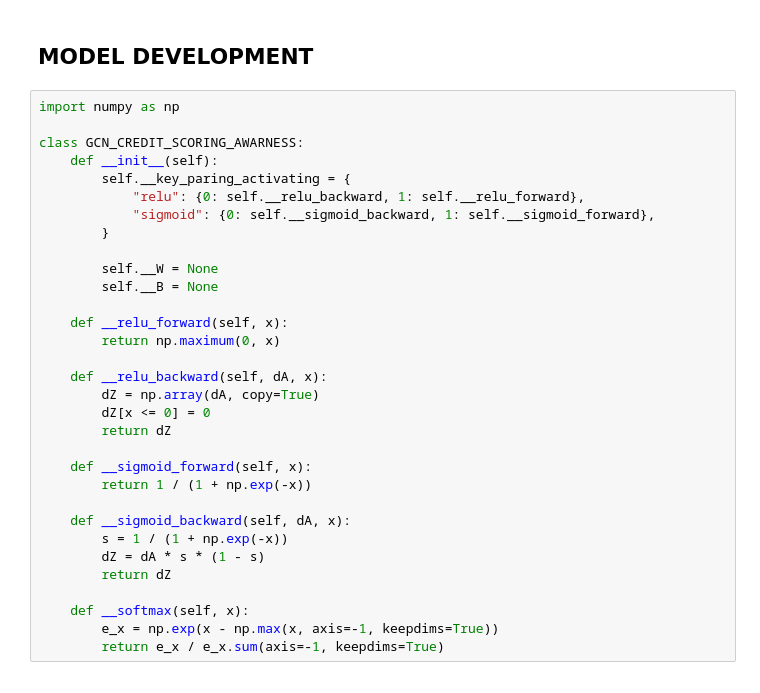
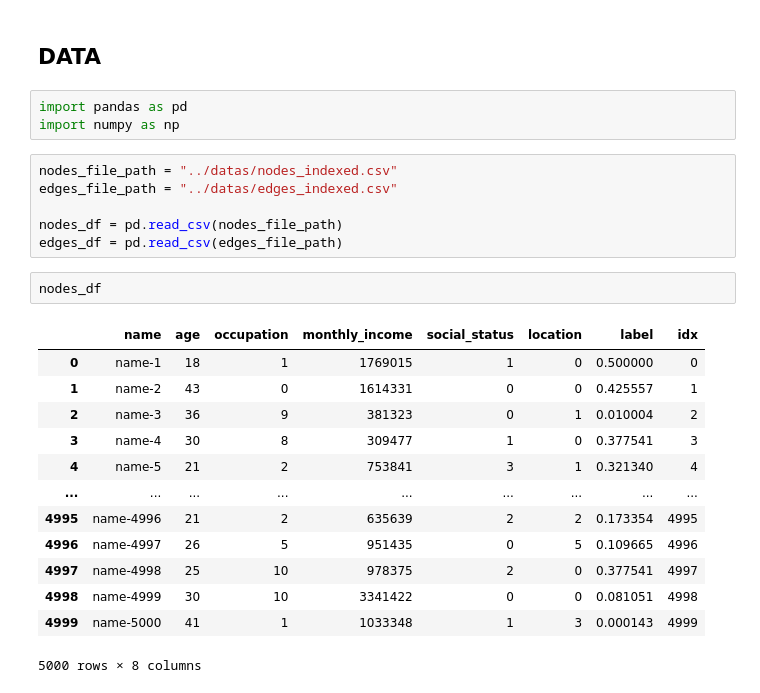
Before and after one commit to AI-ASEAN-404-Yujiem-Not-Found/AI-Lab, a Jupyter notebook: model-dev/ai-credit-scroring.ipynb, the cells around one changed output. Saved outputs shown, nothing was run; the diff lists cells and outputs as text.

```diff
--- a/model-dev/ai-credit-scroring.ipynb
+++ b/model-dev/ai-credit-scroring.ipynb
@@ -369,34 +1,27 @@ class DataTabulate:
-# %% [markdown]
-## MODEL DEVELOPMENT
-# %%
-import numpy as np
-
-class GCN_CREDIT_SCORING_AWARNESS:
-    def __init__(self):
-        self.__key_paring_activating = {
-            "relu": {0: self.__relu_backward, 1: self.__relu_forward},
-            "sigmoid": {0: self.__sigmoid_backward, 1: self.__sigmoid_forward},
-        }
-
-        self.__W = None
-        self.__B = None
-
-    def __relu_forward(self, x):
-        return np.maximum(0, x)
-
-    def __relu_backward(self, dA, x):
-        dZ = np.array(dA, copy=True)
-        dZ[x <= 0] = 0
-        return dZ
-
-    def __sigmoid_forward(self, x):
-        return 1 / (1 + np.exp(-x))
-
-    def __sigmoid_backward(self, dA, x):
-        s = 1 / (1 + np.exp(-x))
-        dZ = dA * s * (1 - s)
-        return dZ
-
-    def __softmax(self, x):
-        e_x = np.exp(x - np.max(x, axis=-1, keepdims=True))
-        return e_x / e_x.sum(axis=-1, keepdims=True)
+# %% [markdown]
+## DATA
+# %%
+import pandas as pd
+import numpy as np
+# %%
+nodes_file_path = "../datas/nodes_indexed.csv"
+edges_file_path = "../datas/edges_indexed.csv"
+
+nodes_df = pd.read_csv(nodes_file_path)
+edges_df = pd.read_csv(edges_file_path)
+# %%
+nodes_df
+# %% [output]
+|  | name | age | occupation | monthly_income | social_status | location | label | idx |
+| 0 | name-1 | 18 | 1 | 1769015 | 1 | 0 | 0.500000 | 0 |
+| 1 | name-2 | 43 | 0 | 1614331 | 0 | 0 | 0.425557 | 1 |
+| 2 | name-3 | 36 | 9 | 381323 | 0 | 1 | 0.010004 | 2 |
+| 3 | name-4 | 30 | 8 | 309477 | 1 | 0 | 0.377541 | 3 |
+| 4 | name-5 | 21 | 2 | 753841 | 3 | 1 | 0.321340 | 4 |
+| ... | ... | ... | ... | ... | ... | ... | ... | ... |
+| 4995 | name-4996 | 21 | 2 | 635639 | 2 | 2 | 0.173354 | 4995 |
+| 4996 | name-4997 | 26 | 5 | 951435 | 0 | 5 | 0.109665 | 4996 |
+| 4997 | name-4998 | 25 | 10 | 978375 | 2 | 0 | 0.377541 | 4997 |
+| 4998 | name-4999 | 30 | 10 | 3341422 | 0 | 0 | 0.081051 | 4998 |
+| 4999 | name-5000 | 41 | 1 | 1033348 | 1 | 3 | 0.000143 | 4999 |
+5000 rows × 8 columns
```
Also changed, not shown: parts of 73 cells of this notebook, 1 other file.
